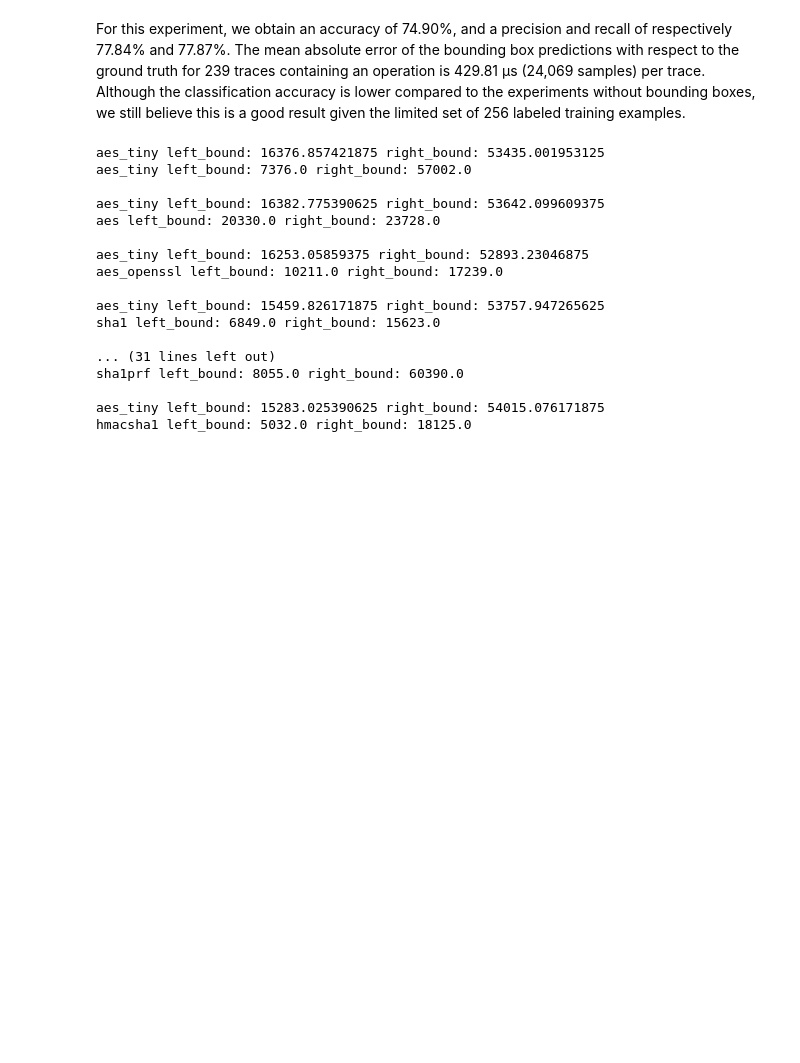
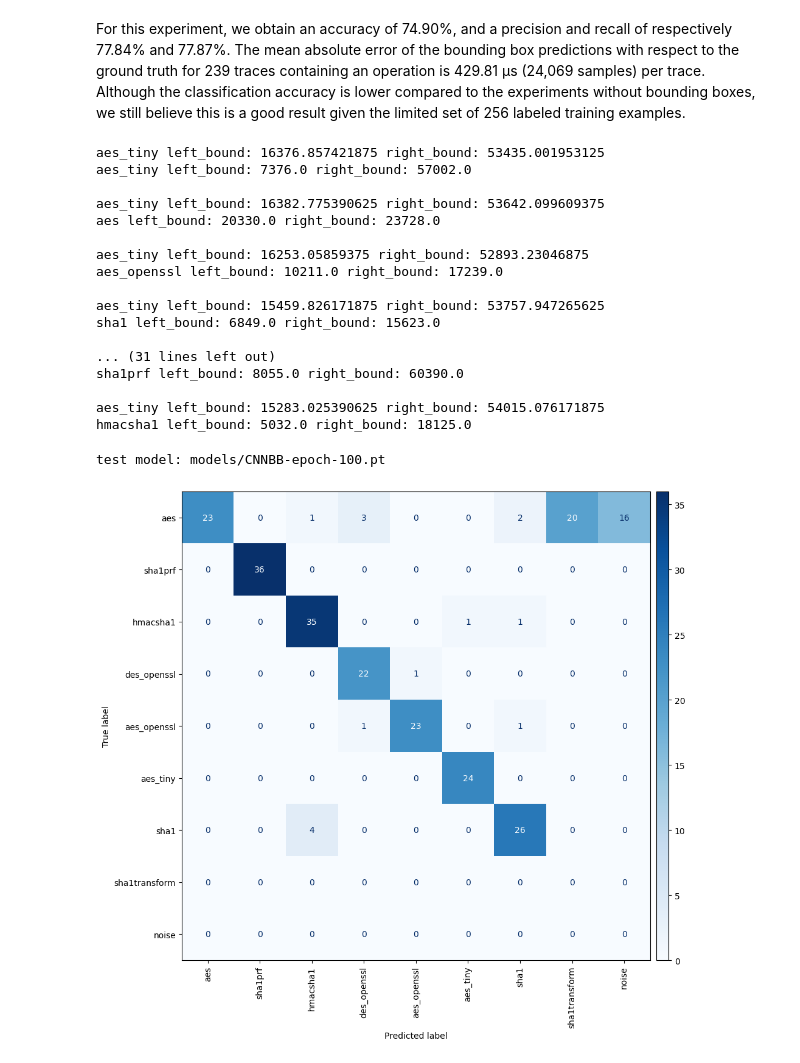
Before and after one commit to KickaStone/em-op-extract, a Jupyter notebook: 1d_CNNBB.ipynb, the cells around one changed output. Saved outputs shown, nothing was run; the diff lists cells and outputs as text; code cells hidden in the pictures; blank space fills up the shorter version.

Commit message:
Update test result for CNNBB model

```diff
--- a/1d_CNNBB.ipynb
+++ b/1d_CNNBB.ipynb
@@ -228,3 +223,57 @@ sha1prf left_bound: 8055.0 right_bound: 60390.0
 
 aes_tiny left_bound: 15283.025390625 right_bound: 54015.076171875
 hmacsha1 left_bound: 5032.0 right_bound: 18125.0
+# %%
+# test classification
+from sklearn.metrics import classification_report, ConfusionMatrixDisplay, confusion_matrix
+import matplotlib.pyplot as plt
+
+test_datasets = ['nodemcu-random-label-test']
+model_path = 'models/CNNBB-epoch-100.pt'
+
+def test_model(datasets, model_path, model):
+    print('test model: ' + model_path)
+    datasets_root = "./datasets"
+
+    model.load_state_dict(torch.load(model_path))
+    device = torch.device("cuda" if torch.cuda.is_available() else "cpu")
+    model.to(device)
+
+    batch_c = []
+    y_pred = []
+    y_true = []
+
+    for dataset_name in datasets:
+        dataset_path = os.path.join(datasets_root, dataset_name)
+        dataset_files = list(os.listdir(dataset_path))
+
+        for i, dataset_file in enumerate(dataset_files):
+            if '_traces.npy' in dataset_file:
+                for batch in get_batch(dataset_path, dataset_file, batch_c, batch_size=20):
+                    data, target, label = split_batch(batch)
+
+                    if np.isnan(data).any():
+                        print("nan in batch")
+                        continue
+
+                    x = torch.tensor(data).float().to(device)
+                    y_out = model(x).detach().cpu().numpy()
+
+                    y_true.extend(np.argmax(label[:, :-2], axis=1).tolist())
+                    y_pred.extend(np.argmax(y_out[:, :-2], axis=1).tolist())
+
+    assert len(y_true) == len(y_pred)
+    report = classification_report(y_true, y_pred, output_dict=True)
+    conf_matrix = confusion_matrix(y_true, y_pred)
+    labels = ["aes", "sha1prf", "hmacsha1", "des_openssl", "aes_openssl", "aes_tiny", "sha1", "sha1transform", "noise"]
+    cmp = ConfusionMatrixDisplay(conf_matrix, display_labels=labels)
+    fig, ax = plt.subplots(figsize=(10, 10))
+    cmp.plot(ax=ax, cmap=plt.cm.Blues, xticks_rotation='vertical', colorbar=False)
+    cax = fig.add_axes([ax.get_position().x1 + 0.01, ax.get_position().y0, 0.02, ax.get_position().height])
+    plt.colorbar(cmp.im_, cax=cax)
+    plt.show()
+
+test_model(test_datasets, model_path, updated_model)
+# %% [output]
+test model: models/CNNBB-epoch-100.pt
+[figure, added]
```
Also changed, not shown: parts of 2 cells of this notebook.
